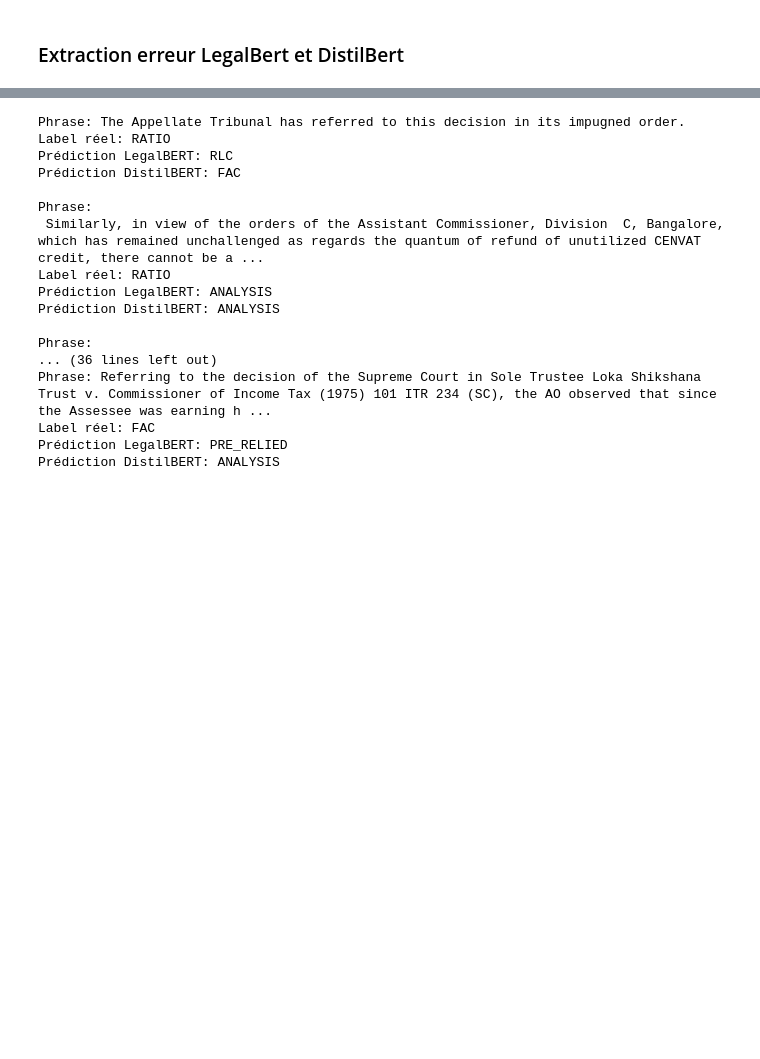
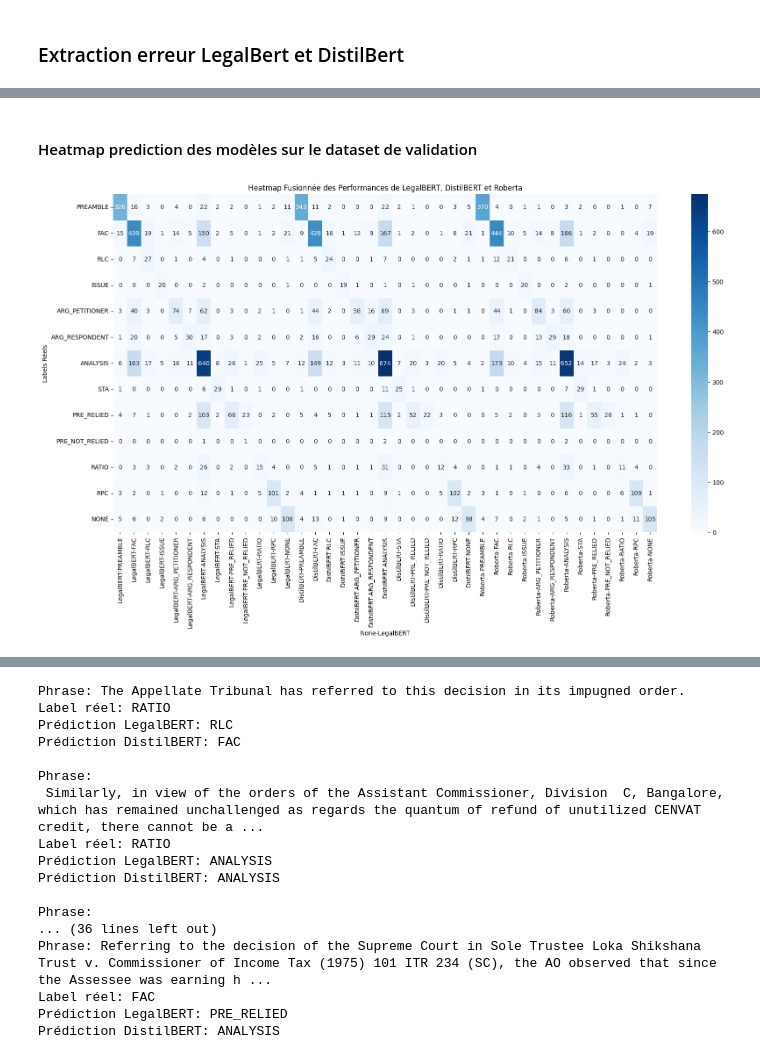
Before and after one commit to MangoHiller/Projet_SemEval2023_ATAL, a Jupyter notebook: LegalEval_Transformers.ipynb, the cells around one changed output, grey strips where cells are left out. Saved outputs shown, nothing was run; the diff lists cells and outputs as text; code cells hidden in the pictures; blank space fills up the shorter version.

```diff
--- a/LegalEval_Transformers.ipynb
+++ b/LegalEval_Transformers.ipynb
@@ -525,12 +553,20 @@ LegalBert_best_tokenizer = load_tokenizer( os.path.join(ROOT, 'Model/LegalBert_T
 DistilBert_best_model = load_model( os.path.join(ROOT, 'Model/DistilBert'), device)
 # Charger le tokenizer DistilBertsauvegardé
 DistilBert_best_tokenizer = load_tokenizer( os.path.join(ROOT, 'Model/DistilBert_Tokenizer'))
+
+# Charger le modèle RoBERTa sauvegardé
+roberta_best_model = load_model(os.path.join(ROOT, 'Model/Roberta'), device)
+# Charger le tokenizer RoBERTa sauvegardé
+roberta_best_tokenizer = load_tokenizer(os.path.join(ROOT, 'Model/Roberta_Tokenizer'))
 # %%
 # Utiliser la classe BUILDDataset pour préparer les données de validation.
 valid_dataset_LegalBert = BUILDDataset(valid_df, LegalBert_best_tokenizer, device, include_labels=True)
 # %%
 # Utiliser la classe BUILDDataset pour préparer les données de validation.
 valid_dataset_distilbert = BUILDDataset(valid_df, DistilBert_best_tokenizer, device, include_labels=True)
+# %%
+# Utiliser la classe BUILDDataset pour préparer les données de validation pour RoBERTa
+valid_dataset_roberta = BUILDDataset(valid_df, roberta_best_tokenizer, device, include_labels=True)
 # %%
 # Créer une instance de DataCollatorWithPadding
 data_collator = DataCollatorWithPadding(tokenizer=LegalBert_best_tokenizer, return_tensors="pt")
@@ -559,3 +594,10 @@ distilbert_preds = np.argmax(distilbert_predictions.predictions, axis=1)
 distilbert_mismatches = np.where(distilbert_preds != valid_dataset_distilbert .labels)[0]
 # %% [output]
 [interactive output not drawn]
+# %%
+# Créer une instance de Trainer pour le modèle RoBERTa
+roberta_trainer = Trainer(model=roberta_best_model, data_collator=data_collator)
+
+# Faire des prédictions sur le dataset de validation préparé pour RoBERTa
+roberta_predictions = roberta_trainer.predict(valid_dataset_roberta)
+roberta_preds = np.argmax(roberta_predictions.predictions, axis=1)
@@ -561,0 +607,24 @@ distilbert_mismatches = np.where(distilbert_preds != valid_dataset_distilbert .l
+# %% [markdown]
+#### Heatmap prediction des modèles sur le dataset de validation
+# %%
+# Extraire les étiquettes réelles du dataset de validation
+true_labels = np.array(valid_dataset_LegalBert.labels)
+# %%
+# Créer un mapping de labels numériques à textuels
+mapping_labels = {num: label for num, label in enumerate(rr_labels)}
+
+# Remplacer les labels numériques par des labels textuels dans les matrices de confusion
+confusion_matrix_legalbert = pd.crosstab(true_labels, legalbert_preds, rownames=['Labels Réels'], colnames=['LegalBERT']).rename(index=mapping_labels, columns=mapping_labels)
+confusion_matrix_distilbert = pd.crosstab(true_labels, distilbert_preds, rownames=['Labels Réels'], colnames=['DistilBERT']).rename(index=mapping_labels, columns=mapping_labels)
+confusion_matrix_roberta = pd.crosstab(true_labels, roberta_preds, rownames=['Labels Réels'], colnames=['Roberta']).rename(index=mapping_labels, columns=mapping_labels)
+
+# Fusionner les deux matrices de confusion
+combined_confusion_matrix = pd.concat([confusion_matrix_legalbert, confusion_matrix_distilbert, confusion_matrix_roberta],keys=['LegalBERT', 'DistilBERT', 'Roberta'], axis=1)
+
+# Afficher la heatmap avec les labels textuels
+plt.figure(figsize=(20, 10))
+sns.heatmap(combined_confusion_matrix, annot=True, fmt='d', cmap='Blues')
+plt.title('Heatmap Fusionnée des Performances de LegalBERT, DistilBERT et Roberta')
+plt.show()
+# %% [output]
+[figure, added]
```
Also changed, not shown: parts of 27 cells of this notebook.
